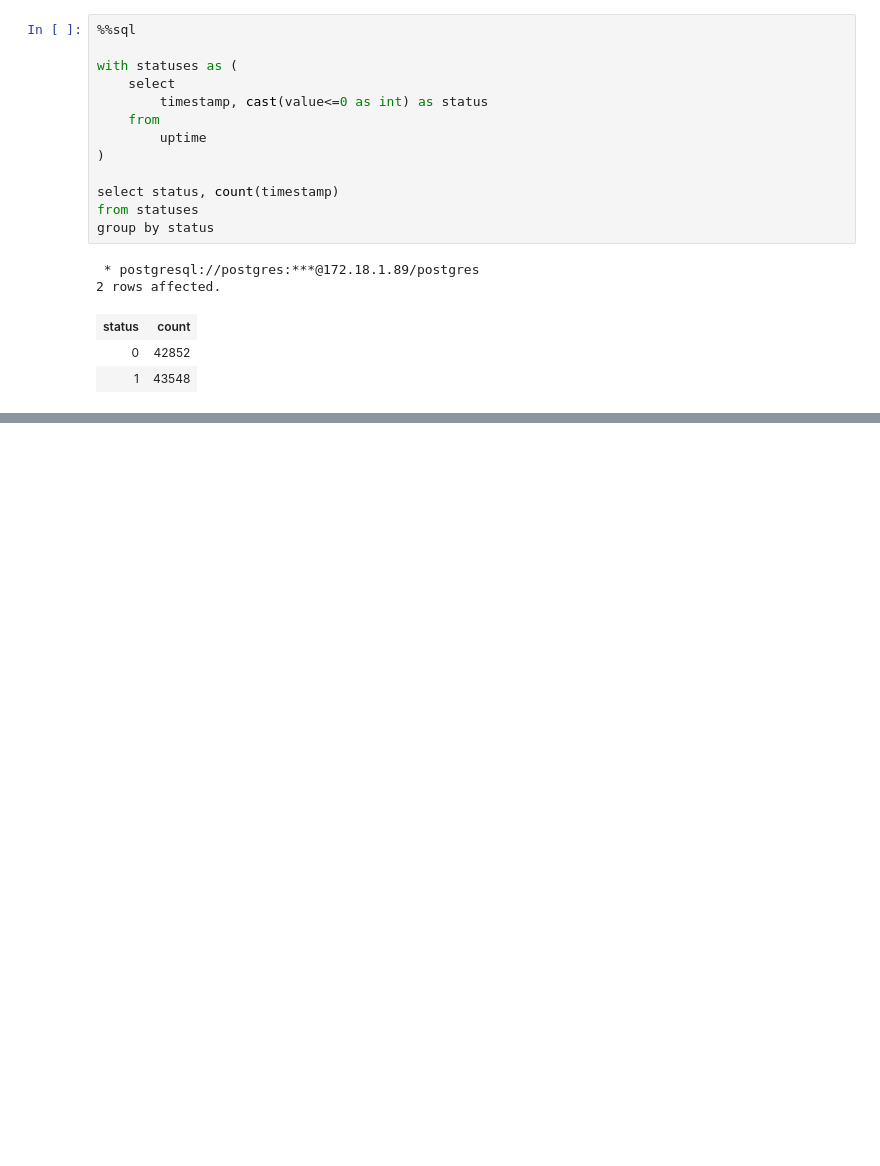
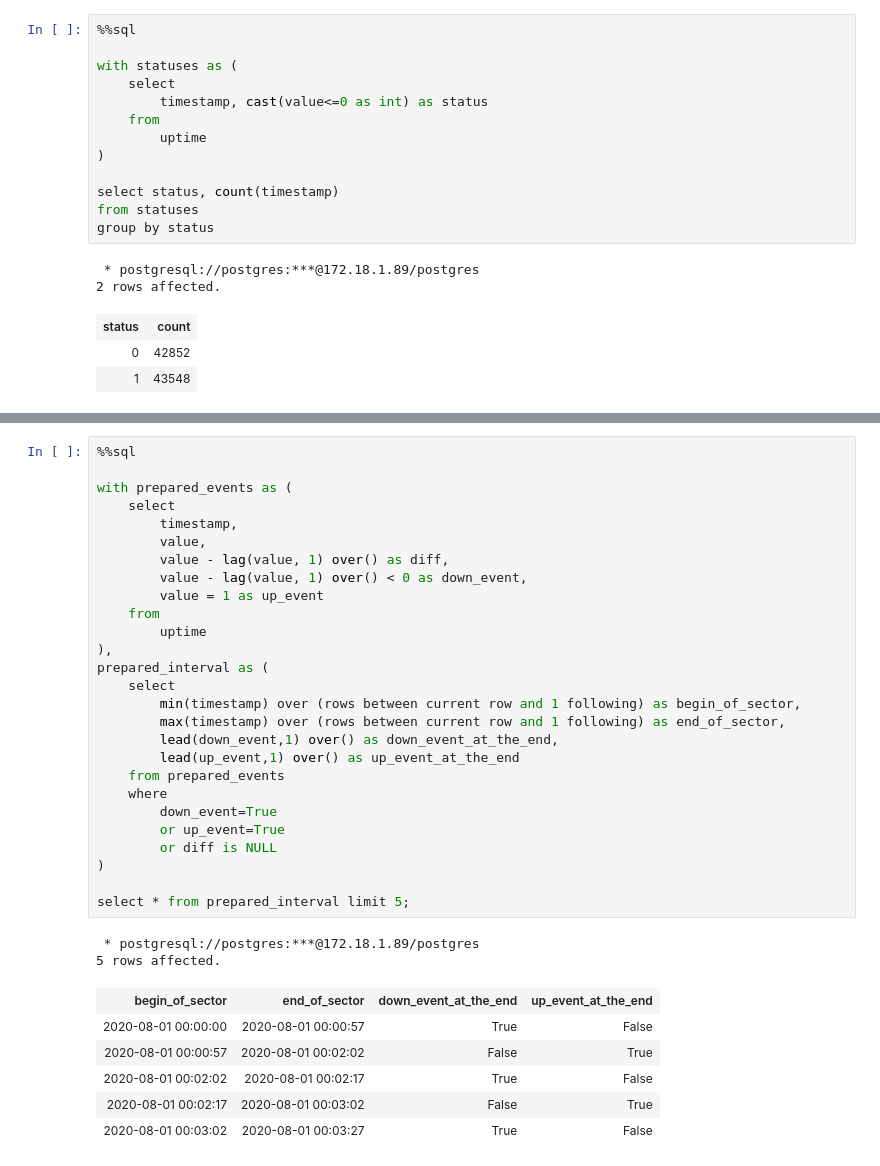
Before and after one commit to dimandms/sql_timeseries, a Jupyter notebook: lessons.ipynb, the cells around one changed output, grey strips where cells are left out. Cells and saved outputs as stored; diff of their text form; blank space fills up the shorter version.

```diff
--- a/lessons.ipynb
+++ b/lessons.ipynb
@@ -497,0 +537,36 @@ group by status
+# %%
+%%sql
+
+with prepared_events as (
+    select
+        timestamp,
+        value,
+        value - lag(value, 1) over() as diff,
+        value - lag(value, 1) over() < 0 as down_event,
+        value = 1 as up_event
+    from
+        uptime
+),
+prepared_interval as (
+    select
+        min(timestamp) over (rows between current row and 1 following) as begin_of_sector,
+        max(timestamp) over (rows between current row and 1 following) as end_of_sector,
+        lead(down_event,1) over() as down_event_at_the_end,
+        lead(up_event,1) over() as up_event_at_the_end
+    from prepared_events
+    where
+        down_event=True
+        or up_event=True
+        or diff is NULL
+)
+
+select * from prepared_interval limit 5;
+# %% [output]
+ * postgresql://postgres:***@172.18.1.89/postgres
+5 rows affected.
+| begin_of_sector | end_of_sector | down_event_at_the_end | up_event_at_the_end |
+| 2020-08-01 00:00:00 | 2020-08-01 00:00:57 | True | False |
+| 2020-08-01 00:00:57 | 2020-08-01 00:02:02 | False | True |
+| 2020-08-01 00:02:02 | 2020-08-01 00:02:17 | True | False |
+| 2020-08-01 00:02:17 | 2020-08-01 00:03:02 | False | True |
+| 2020-08-01 00:03:02 | 2020-08-01 00:03:27 | True | False |
```
Also changed, not shown: parts of 4 cells of this notebook.
